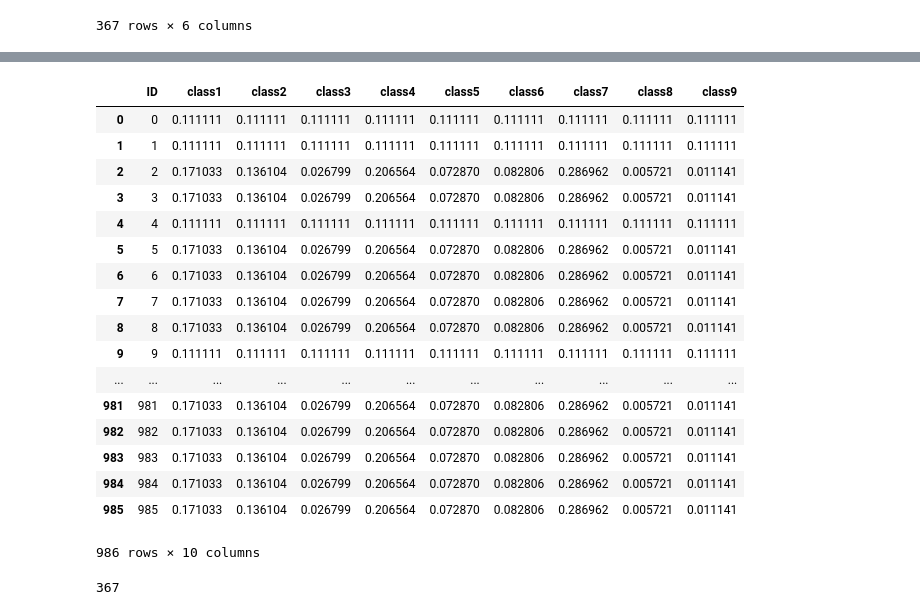
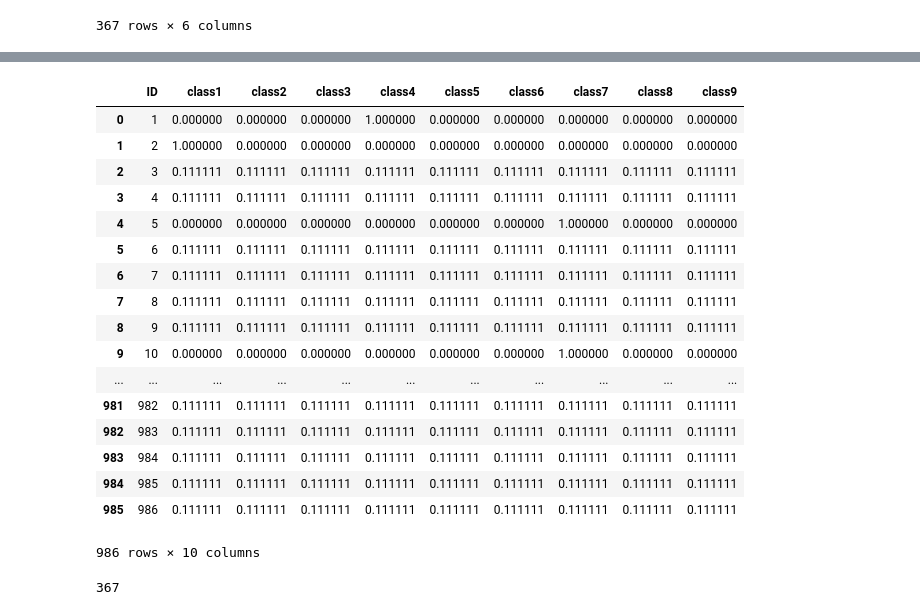
Before and after one commit to Sorelz/Kaggle_MSK, a Jupyter notebook: create_bases/create_base.ipynb, the cells around one changed output, grey strips where cells are left out. Saved outputs shown, nothing was run; the diff lists cells and outputs as text; code cells hidden in the pictures.

Commit message:
leaks send to sub

```diff
--- a/create_bases/create_base.ipynb
+++ b/create_bases/create_base.ipynb
@@ -99,3 +119,6 @@ merge_match
 | 365 | 967 | TP53 | K120R | 4 | 3353 | Critical determinants of DNA reco... |
 | 366 | 977 | GNA11 | R183C | 7 | 3454 | Uveal melanoma is a neoplasm that... |
 367 rows × 6 columns
+# %%
+class_dummy = pd.get_dummies(merge_match.Class)
+class_dummy
@@ -107,8 +149,9 @@ for i in range(1,10):
     class_probs.append(train[train['Class'] == i].shape[0]/3321.) ### Frequency of each class (total rows) divided by test set numbers
 
 for i in range(9):
-    submission['class'+str(i+1)] = class_probs[i]
+    submission['class'+str(i+1)] = 1/9
 # %%
+submission.ID = range(len(submission))
 Index_leak = merge_match.ID_x - 1
-submission.iloc[Index_leak] = 1/9
-submission.ID = range(len(submission))
+submission.iloc[Index_leak, 1:] = class_dummy.values
+submission.iloc[Index_leak, 1:]
@@ -115,21 +177,22 @@ submission.ID = range(len(submission))
-# %%
-submission
-# %% [output]
-|  | ID | class1 | class2 | class3 | class4 | class5 | class6 | class7 | class8 | class9 |
-| 0 | 0 | 0.111111 | 0.111111 | 0.111111 | 0.111111 | 0.111111 | 0.111111 | 0.111111 | 0.111111 | 0.111111 |
-| 1 | 1 | 0.111111 | 0.111111 | 0.111111 | 0.111111 | 0.111111 | 0.111111 | 0.111111 | 0.111111 | 0.111111 |
-| 2 | 2 | 0.171033 | 0.136104 | 0.026799 | 0.206564 | 0.072870 | 0.082806 | 0.286962 | 0.005721 | 0.011141 |
-| 3 | 3 | 0.171033 | 0.136104 | 0.026799 | 0.206564 | 0.072870 | 0.082806 | 0.286962 | 0.005721 | 0.011141 |
-| 4 | 4 | 0.111111 | 0.111111 | 0.111111 | 0.111111 | 0.111111 | 0.111111 | 0.111111 | 0.111111 | 0.111111 |
-| 5 | 5 | 0.171033 | 0.136104 | 0.026799 | 0.206564 | 0.072870 | 0.082806 | 0.286962 | 0.005721 | 0.011141 |
-| 6 | 6 | 0.171033 | 0.136104 | 0.026799 | 0.206564 | 0.072870 | 0.082806 | 0.286962 | 0.005721 | 0.011141 |
-| 7 | 7 | 0.171033 | 0.136104 | 0.026799 | 0.206564 | 0.072870 | 0.082806 | 0.286962 | 0.005721 | 0.011141 |
-| 8 | 8 | 0.171033 | 0.136104 | 0.026799 | 0.206564 | 0.072870 | 0.082806 | 0.286962 | 0.005721 | 0.011141 |
-| 9 | 9 | 0.111111 | 0.111111 | 0.111111 | 0.111111 | 0.111111 | 0.111111 | 0.111111 | 0.111111 | 0.111111 |
-| ... | ... | ... | ... | ... | ... | ... | ... | ... | ... | ... |
-| 981 | 981 | 0.171033 | 0.136104 | 0.026799 | 0.206564 | 0.072870 | 0.082806 | 0.286962 | 0.005721 | 0.011141 |
-| 982 | 982 | 0.171033 | 0.136104 | 0.026799 | 0.206564 | 0.072870 | 0.082806 | 0.286962 | 0.005721 | 0.011141 |
-| 983 | 983 | 0.171033 | 0.136104 | 0.026799 | 0.206564 | 0.072870 | 0.082806 | 0.286962 | 0.005721 | 0.011141 |
-| 984 | 984 | 0.171033 | 0.136104 | 0.026799 | 0.206564 | 0.072870 | 0.082806 | 0.286962 | 0.005721 | 0.011141 |
-| 985 | 985 | 0.171033 | 0.136104 | 0.026799 | 0.206564 | 0.072870 | 0.082806 | 0.286962 | 0.005721 | 0.011141 |
-986 rows × 10 columns
+# %%
+submission.ID = new_test.ID  # needs to start from 1
+submission
+# %% [output]
+|  | ID | class1 | class2 | class3 | class4 | class5 | class6 | class7 | class8 | class9 |
+| 0 | 1 | 0.000000 | 0.000000 | 0.000000 | 1.000000 | 0.000000 | 0.000000 | 0.000000 | 0.000000 | 0.000000 |
+| 1 | 2 | 1.000000 | 0.000000 | 0.000000 | 0.000000 | 0.000000 | 0.000000 | 0.000000 | 0.000000 | 0.000000 |
+| 2 | 3 | 0.111111 | 0.111111 | 0.111111 | 0.111111 | 0.111111 | 0.111111 | 0.111111 | 0.111111 | 0.111111 |
+| 3 | 4 | 0.111111 | 0.111111 | 0.111111 | 0.111111 | 0.111111 | 0.111111 | 0.111111 | 0.111111 | 0.111111 |
+| 4 | 5 | 0.000000 | 0.000000 | 0.000000 | 0.000000 | 0.000000 | 0.000000 | 1.000000 | 0.000000 | 0.000000 |
+| 5 | 6 | 0.111111 | 0.111111 | 0.111111 | 0.111111 | 0.111111 | 0.111111 | 0.111111 | 0.111111 | 0.111111 |
+| 6 | 7 | 0.111111 | 0.111111 | 0.111111 | 0.111111 | 0.111111 | 0.111111 | 0.111111 | 0.111111 | 0.111111 |
+| 7 | 8 | 0.111111 | 0.111111 | 0.111111 | 0.111111 | 0.111111 | 0.111111 | 0.111111 | 0.111111 | 0.111111 |
+| 8 | 9 | 0.111111 | 0.111111 | 0.111111 | 0.111111 | 0.111111 | 0.111111 | 0.111111 | 0.111111 | 0.111111 |
+| 9 | 10 | 0.000000 | 0.000000 | 0.000000 | 0.000000 | 0.000000 | 0.000000 | 1.000000 | 0.000000 | 0.000000 |
+| ... | ... | ... | ... | ... | ... | ... | ... | ... | ... | ... |
+| 981 | 982 | 0.111111 | 0.111111 | 0.111111 | 0.111111 | 0.111111 | 0.111111 | 0.111111 | 0.111111 | 0.111111 |
+| 982 | 983 | 0.111111 | 0.111111 | 0.111111 | 0.111111 | 0.111111 | 0.111111 | 0.111111 | 0.111111 | 0.111111 |
+| 983 | 984 | 0.111111 | 0.111111 | 0.111111 | 0.111111 | 0.111111 | 0.111111 | 0.111111 | 0.111111 | 0.111111 |
+| 984 | 985 | 0.111111 | 0.111111 | 0.111111 | 0.111111 | 0.111111 | 0.111111 | 0.111111 | 0.111111 | 0.111111 |
+| 985 | 986 | 0.111111 | 0.111111 | 0.111111 | 0.111111 | 0.111111 | 0.111111 | 0.111111 | 0.111111 | 0.111111 |
+986 rows × 10 columns
```
Also changed, not shown: parts of 4 cells of this notebook.
